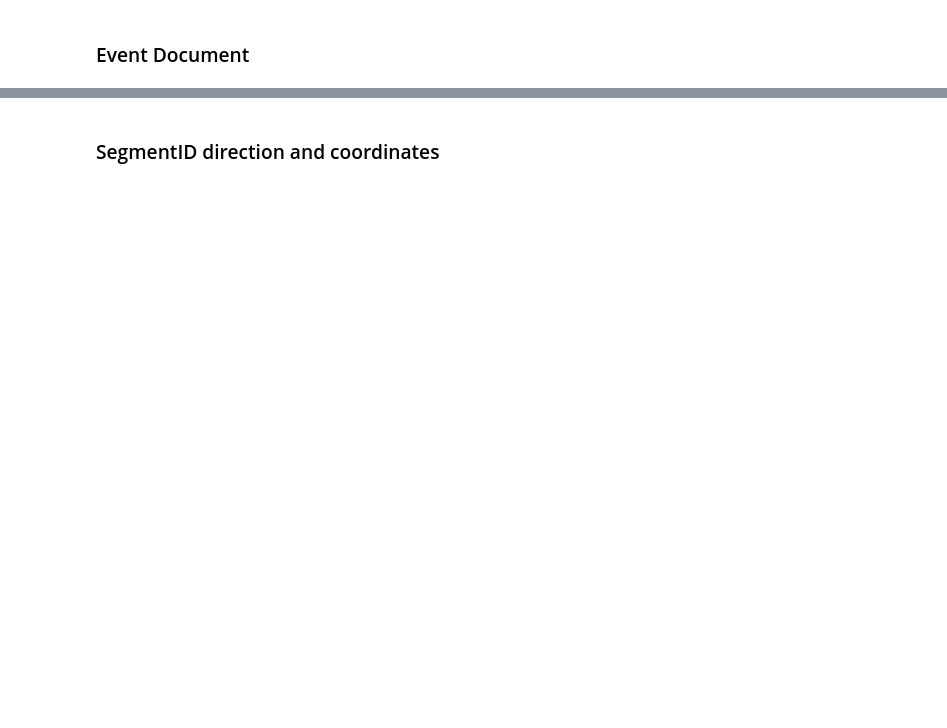
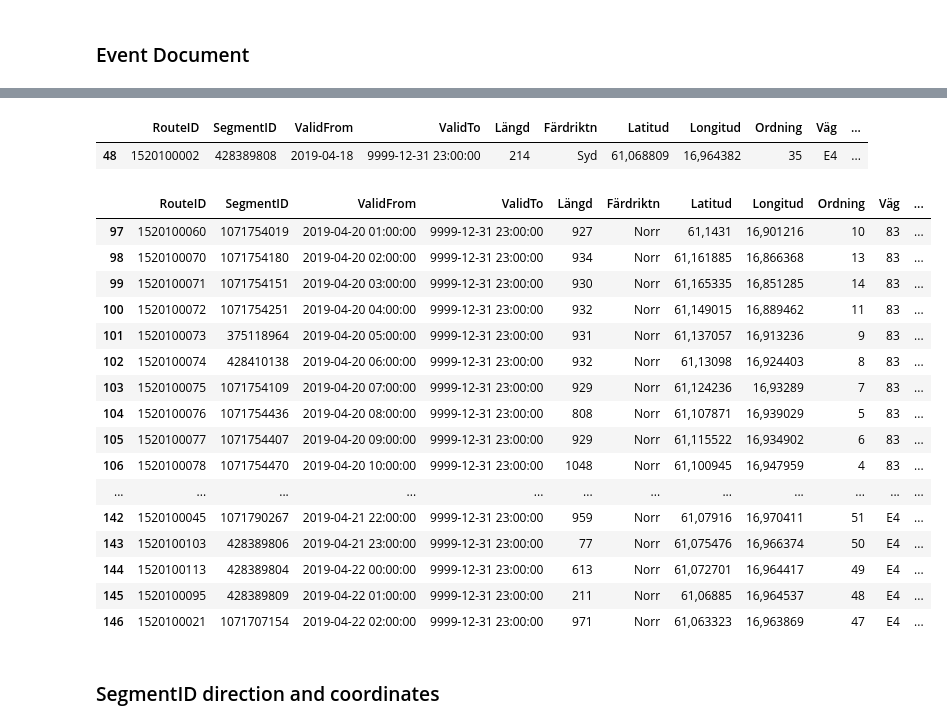
Before and after one commit to andrehoejmark/AVG-Speed-Prediction-of-cars-based-on-road-events, a Jupyter notebook: Dataset Exploration/Dataset exploration.ipynb, the cells around one changed output, grey strips where cells are left out. Drawn from its saved outputs; the diff is of its cells as text; code cells hidden in the pictures; blank space fills up the shorter version.

```diff
--- a/Dataset Exploration/Dataset exploration.ipynb
+++ b/Dataset Exploration/Dataset exploration.ipynb
@@ -16,3 +11,28 @@ events.head(1)
+# %%
+key_segments.loc[key_segments['SegmentID'] == 428389808].head(50)
+# %% [output]
+|  | RouteID | SegmentID | ValidFrom | ValidTo | Längd | Färdriktn | Latitud | Longitud | Ordning | Väg | ... |
+| 48 | 1520100002 | 428389808 | 2019-04-18 | 9999-12-31 23:00:00 | 214 | Syd | 61,068809 | 16,964382 | 35 | E4 | ... |
+# %%
+key_segments.loc[key_segments['Färdriktn'] != "Syd"].head(50)
+# %% [output]
+|  | RouteID | SegmentID | ValidFrom | ValidTo | Längd | Färdriktn | Latitud | Longitud | Ordning | Väg | ... |
+| 97 | 1520100060 | 1071754019 | 2019-04-20 01:00:00 | 9999-12-31 23:00:00 | 927 | Norr | 61,1431 | 16,901216 | 10 | 83 | ... |
+| 98 | 1520100070 | 1071754180 | 2019-04-20 02:00:00 | 9999-12-31 23:00:00 | 934 | Norr | 61,161885 | 16,866368 | 13 | 83 | ... |
+| 99 | 1520100071 | 1071754151 | 2019-04-20 03:00:00 | 9999-12-31 23:00:00 | 930 | Norr | 61,165335 | 16,851285 | 14 | 83 | ... |
+| 100 | 1520100072 | 1071754251 | 2019-04-20 04:00:00 | 9999-12-31 23:00:00 | 932 | Norr | 61,149015 | 16,889462 | 11 | 83 | ... |
+| 101 | 1520100073 | 375118964 | 2019-04-20 05:00:00 | 9999-12-31 23:00:00 | 931 | Norr | 61,137057 | 16,913236 | 9 | 83 | ... |
+| 102 | 1520100074 | 428410138 | 2019-04-20 06:00:00 | 9999-12-31 23:00:00 | 932 | Norr | 61,13098 | 16,924403 | 8 | 83 | ... |
+| 103 | 1520100075 | 1071754109 | 2019-04-20 07:00:00 | 9999-12-31 23:00:00 | 929 | Norr | 61,124236 | 16,93289 | 7 | 83 | ... |
+| 104 | 1520100076 | 1071754436 | 2019-04-20 08:00:00 | 9999-12-31 23:00:00 | 808 | Norr | 61,107871 | 16,939029 | 5 | 83 | ... |
+| 105 | 1520100077 | 1071754407 | 2019-04-20 09:00:00 | 9999-12-31 23:00:00 | 929 | Norr | 61,115522 | 16,934902 | 6 | 83 | ... |
+| 106 | 1520100078 | 1071754470 | 2019-04-20 10:00:00 | 9999-12-31 23:00:00 | 1048 | Norr | 61,100945 | 16,947959 | 4 | 83 | ... |
+| ... | ... | ... | ... | ... | ... | ... | ... | ... | ... | ... | ... |
+| 142 | 1520100045 | 1071790267 | 2019-04-21 22:00:00 | 9999-12-31 23:00:00 | 959 | Norr | 61,07916 | 16,970411 | 51 | E4 | ... |
+| 143 | 1520100103 | 428389806 | 2019-04-21 23:00:00 | 9999-12-31 23:00:00 | 77 | Norr | 61,075476 | 16,966374 | 50 | E4 | ... |
+| 144 | 1520100113 | 428389804 | 2019-04-22 00:00:00 | 9999-12-31 23:00:00 | 613 | Norr | 61,072701 | 16,964417 | 49 | E4 | ... |
+| 145 | 1520100095 | 428389809 | 2019-04-22 01:00:00 | 9999-12-31 23:00:00 | 211 | Norr | 61,06885 | 16,964537 | 48 | E4 | ... |
+| 146 | 1520100021 | 1071707154 | 2019-04-22 02:00:00 | 9999-12-31 23:00:00 | 971 | Norr | 61,063323 | 16,963869 | 47 | E4 | ... |
 # %% [markdown]
 ### SegmentID direction and coordinates
 # %%
```
Also changed, not shown: parts of 4 cells of this notebook, 5 other files.
